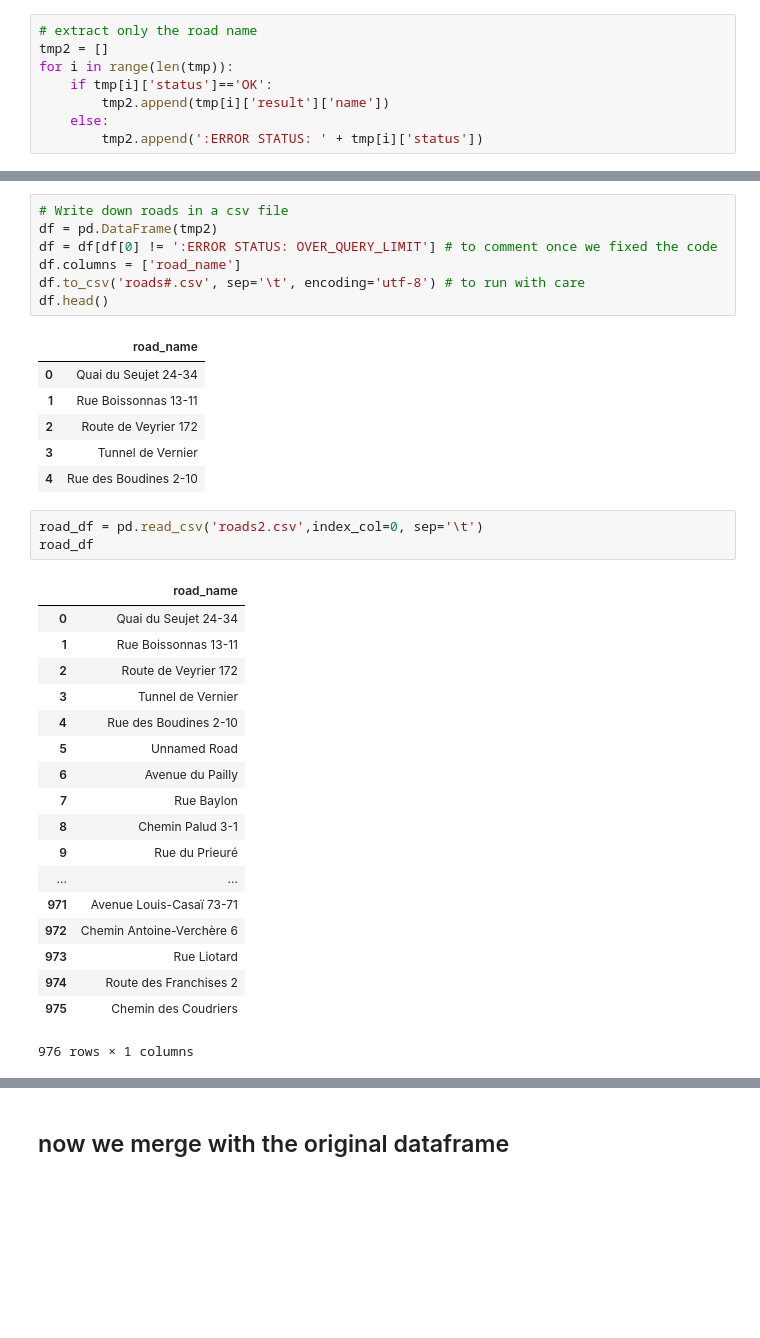
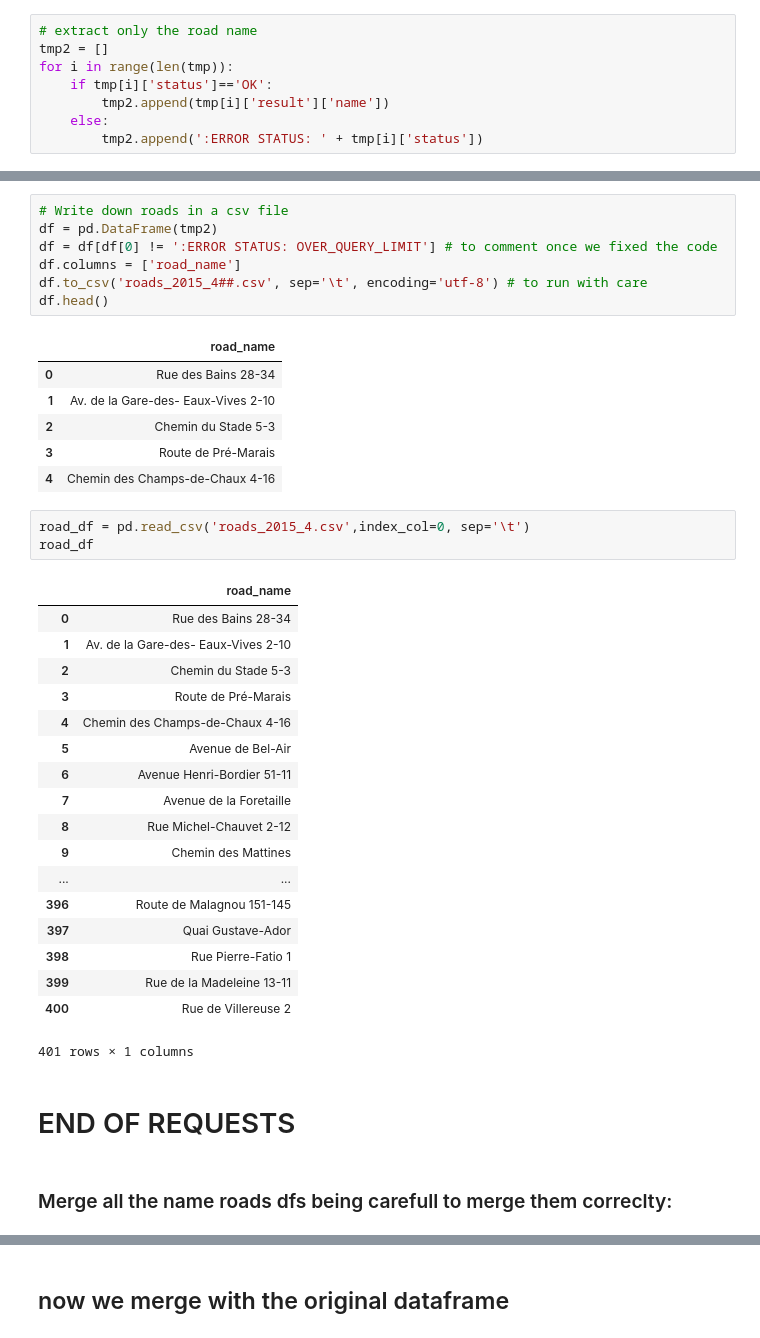
Before and after one commit to LucaZampieri/ADA_homework_LMX, a Jupyter notebook: LMX_Project/LUCA/Geneva_accidents_luca.ipynb, the cells around one changed output, grey strips where cells are left out. Saved outputs shown, nothing was run; the diff lists cells and outputs as text; blank space fills up the shorter version.

```diff
--- a/LMX_Project/LUCA/Geneva_accidents_luca.ipynb
+++ b/LMX_Project/LUCA/Geneva_accidents_luca.ipynb
@@ -770,36 +717,40 @@ for i in range(len(tmp)):
 df = pd.DataFrame(tmp2)
 df = df[df[0] != ':ERROR STATUS: OVER_QUERY_LIMIT'] # to comment once we fixed the code
 df.columns = ['road_name']
-df.to_csv('roads#.csv', sep='\t', encoding='utf-8') # to run with care
+df.to_csv('roads_2015_4##.csv', sep='\t', encoding='utf-8') # to run with care
 df.head()
 # %% [output]
 |  | road_name |
-| 0 | Quai du Seujet 24-34 |
-| 1 | Rue Boissonnas 13-11 |
-| 2 | Route de Veyrier 172 |
-| 3 | Tunnel de Vernier |
-| 4 | Rue des Boudines 2-10 |
+| 0 | Rue des Bains 28-34 |
+| 1 | Av. de la Gare-des- Eaux-Vives 2-10 |
+| 2 | Chemin du Stade 5-3 |
+| 3 | Route de Pré-Marais |
+| 4 | Chemin des Champs-de-Chaux 4-16 |
 # %%
-road_df = pd.read_csv('roads2.csv',index_col=0, sep='\t')
+road_df = pd.read_csv('roads_2015_4.csv',index_col=0, sep='\t')
 road_df
 # %% [output]
 |  | road_name |
-| 0 | Quai du Seujet 24-34 |
-| 1 | Rue Boissonnas 13-11 |
-| 2 | Route de Veyrier 172 |
-| 3 | Tunnel de Vernier |
-| 4 | Rue des Boudines 2-10 |
-| 5 | Unnamed Road |
-| 6 | Avenue du Pailly |
-| 7 | Rue Baylon |
-| 8 | Chemin Palud 3-1 |
-| 9 | Rue du Prieuré |
+| 0 | Rue des Bains 28-34 |
+| 1 | Av. de la Gare-des- Eaux-Vives 2-10 |
+| 2 | Chemin du Stade 5-3 |
+| 3 | Route de Pré-Marais |
+| 4 | Chemin des Champs-de-Chaux 4-16 |
+| 5 | Avenue de Bel-Air |
+| 6 | Avenue Henri-Bordier 51-11 |
+| 7 | Avenue de la Foretaille |
+| 8 | Rue Michel-Chauvet 2-12 |
+| 9 | Chemin des Mattines |
 | ... | ... |
-| 971 | Avenue Louis-Casaï 73-71 |
-| 972 | Chemin Antoine-Verchère 6 |
-| 973 | Rue Liotard |
-| 974 | Route des Franchises 2 |
-| 975 | Chemin des Coudriers |
+| 396 | Route de Malagnou 151-145 |
+| 397 | Quai Gustave-Ador |
+| 398 | Rue Pierre-Fatio 1 |
+| 399 | Rue de la Madeleine 13-11 |
+| 400 | Rue de Villereuse 2 |
-976 rows × 1 columns
+401 rows × 1 columns
+# %% [markdown]
+# END OF REQUESTS
+# %% [markdown]
+### Merge all the name roads dfs being carefull to merge them correclty:
 # %%
 # load the dataframe with the roads in order
```
Also changed, not shown: parts of 49 cells of this notebook.
